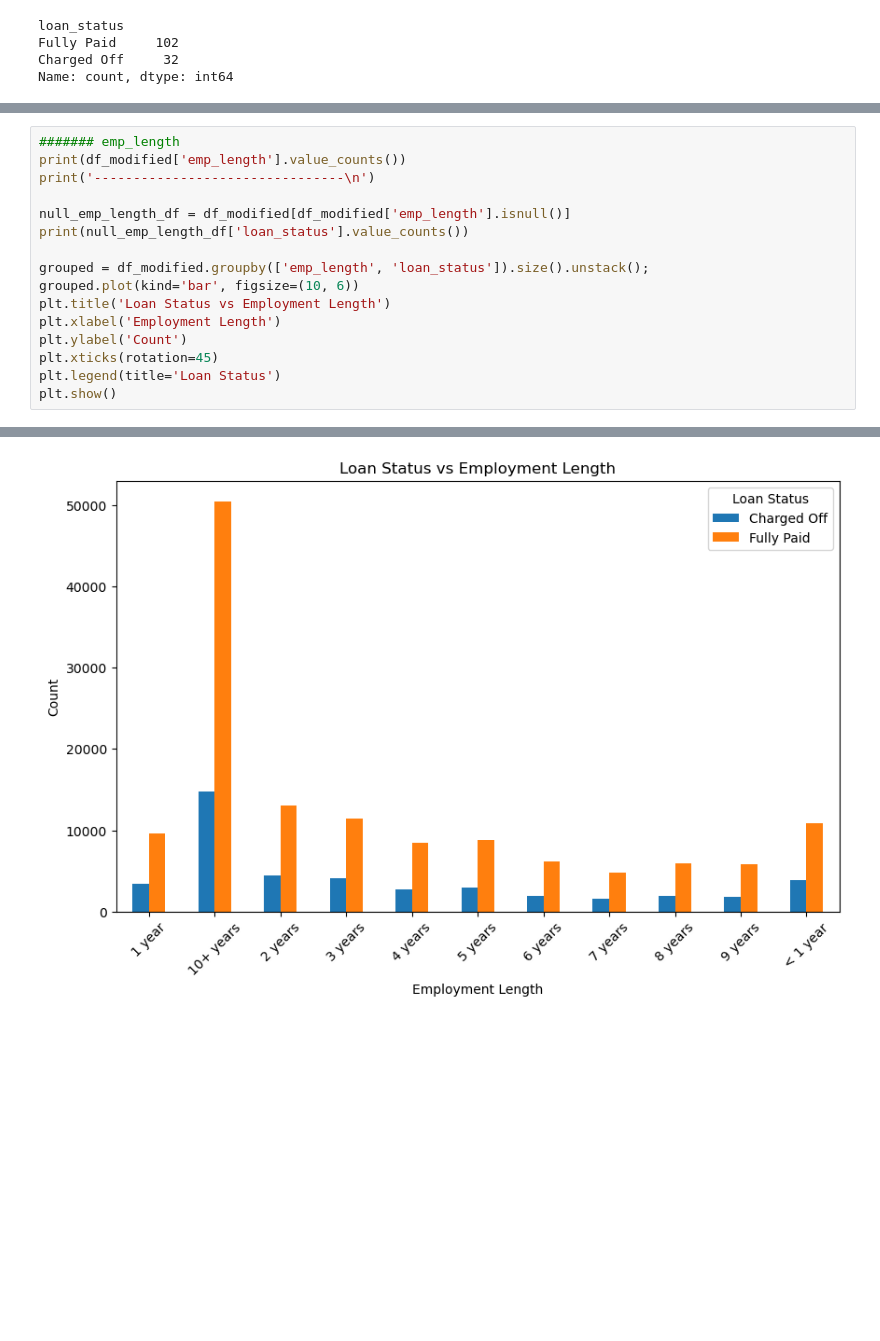
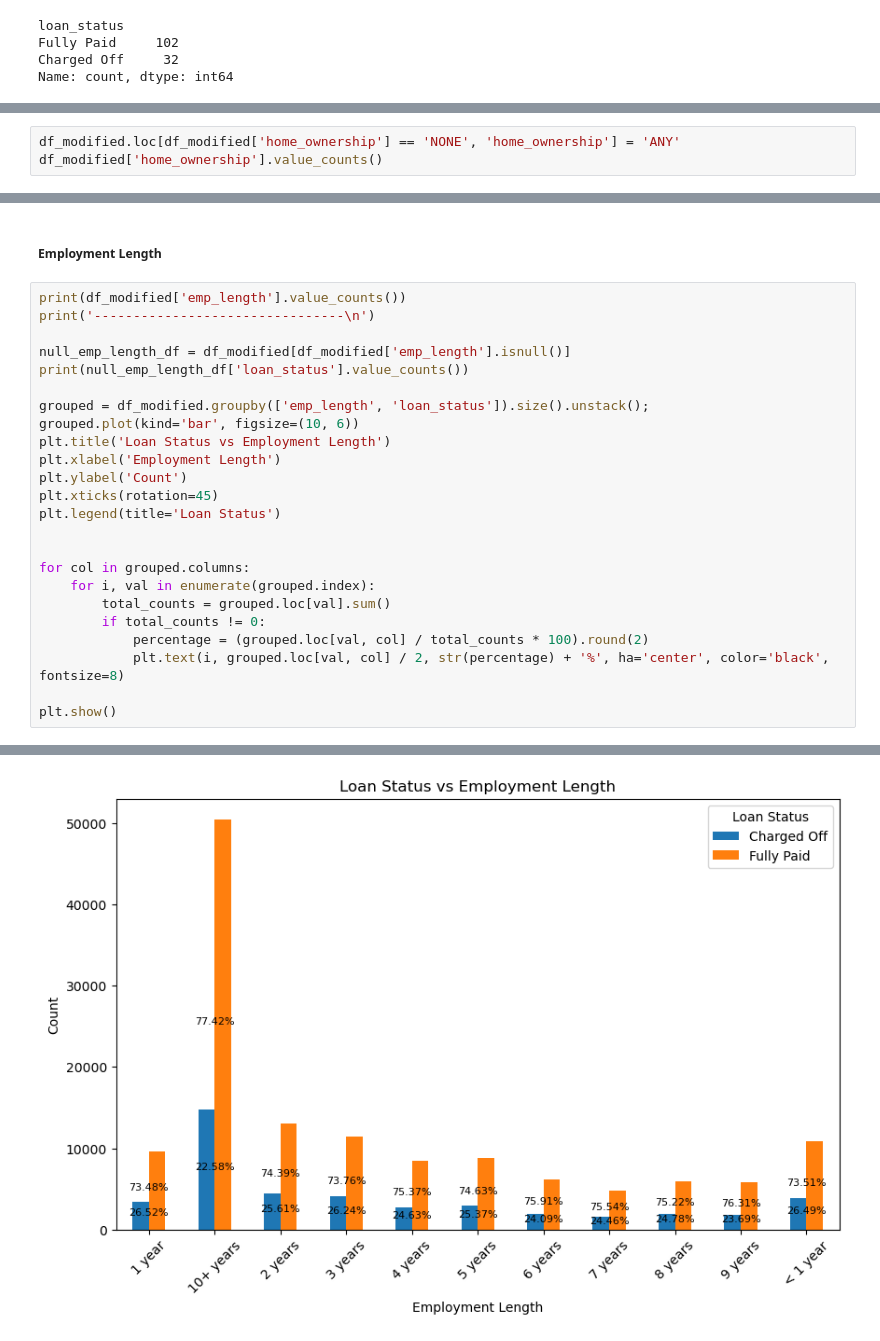
Before and after one commit to SenithDilitha/AIAndInnovation, a Jupyter notebook: LoanStatusPrediction/loan_status_prediction.ipynb, the cells around one changed output, grey strips where cells are left out. Cells and saved outputs as stored; diff of their text form; blank space fills up the shorter version.

```diff
--- a/LoanStatusPrediction/loan_status_prediction.ipynb
+++ b/LoanStatusPrediction/loan_status_prediction.ipynb
@@ -257,0 +333,3 @@ Name: count, dtype: int64
+# %%
+df_modified.loc[df_modified['home_ownership'] == 'NONE', 'home_ownership'] = 'ANY'
+df_modified['home_ownership'].value_counts()
@@ -258,5 +394,6 @@ Name: count, dtype: int64
+# %% [markdown]
+##### Employment Length
 # %%
-####### emp_length
 print(df_modified['emp_length'].value_counts())
 print('--------------------------------\n')
 
@@ -264,31 +401,40 @@ null_emp_length_df = df_modified[df_modified['emp_length'].isnull()]
 print(null_emp_length_df['loan_status'].value_counts())
 
 grouped = df_modified.groupby(['emp_length', 'loan_status']).size().unstack();
 grouped.plot(kind='bar', figsize=(10, 6))
 plt.title('Loan Status vs Employment Length')
 plt.xlabel('Employment Length')
 plt.ylabel('Count')
 plt.xticks(rotation=45)
 plt.legend(title='Loan Status')
+
+
+for col in grouped.columns:
+    for i, val in enumerate(grouped.index):
+        total_counts = grouped.loc[val].sum()
+        if total_counts != 0:
+            percentage = (grouped.loc[val, col] / total_counts * 100).round(2)
+            plt.text(i, grouped.loc[val, col] / 2, str(percentage) + '%', ha='center', color='black', fontsize=8)
+
 plt.show()
 # %% [output]
 emp_length
 10+ years    65182
 2 years      17570
 3 years      15483
 < 1 year     14739
 1 year       13072
 5 years      11808
 4 years      11301
 6 years       8160
 8 years       7971
 9 years       7602
 7 years       6389
 Name: count, dtype: int64
 --------------------------------
 
 loan_status
 Fully Paid     8194
 Charged Off    4044
 Name: count, dtype: int64
-[figure, old version]
+[figure, new version]
```
Also changed, not shown: parts of 31 cells of this notebook, 2 other files.
